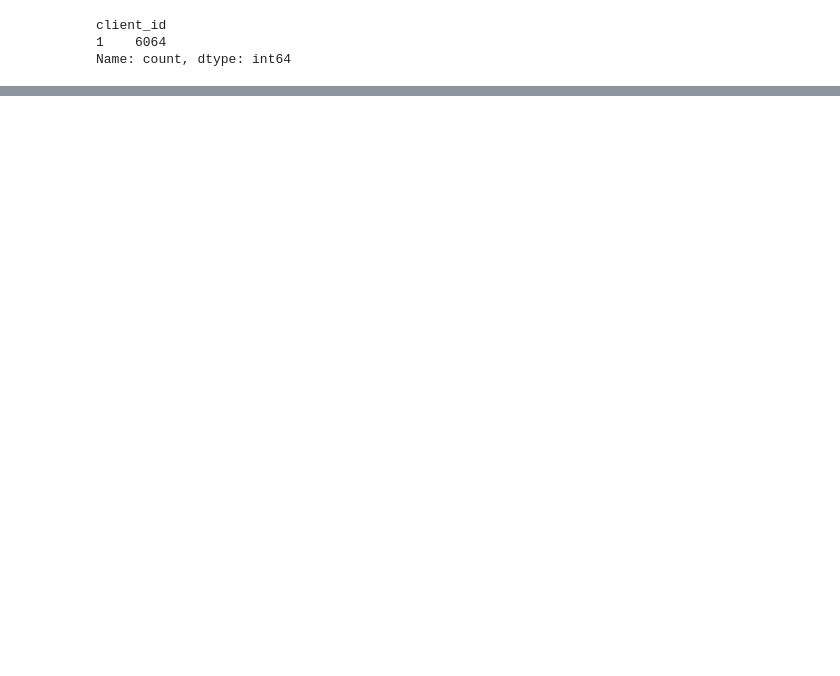
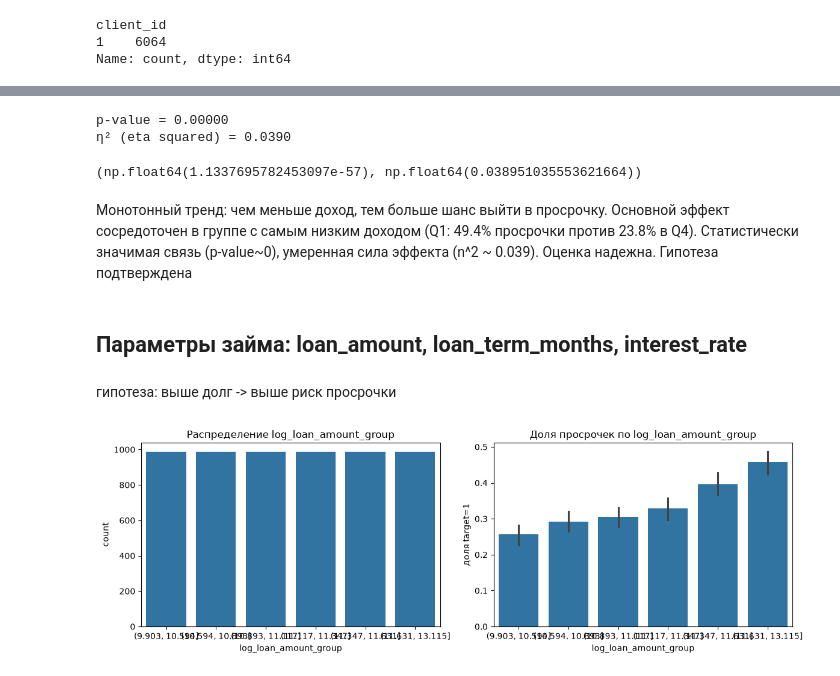
Before and after one commit to Polemarh/credit_scoring_ml, a Jupyter notebook: simple_baseline.ipynb, the cells around one changed output, grey strips where cells are left out. Saved outputs shown, nothing was run; the diff lists cells and outputs as text; code cells hidden in the pictures; blank space fills up the shorter version.

```diff
--- a/simple_baseline.ipynb
+++ b/simple_baseline.ipynb
@@ -203,5 +390,0 @@ visualization(train, 'log_income_group', 'target')
-# %%
-train['log_incoming_amount'] = np.log1p(train['incoming_amount'])
-train['log_income_group'] = pd.qcut(train['log_incoming_amount'], q=4)
-
-visualization(train, 'log_income_group', 'target')
@@ -247,3 +390,0 @@ model.fit(x, y)
-# %%
-test = pd.read_csv(DATA_DIR / "test.csv")
-test.head()
@@ -256,0 +403,10 @@ submission.head()
+# %%
+both = train['monthly_income'].notna() & train['incoming_amount'].notna()
+print('оба заполнены:', both.sum())
+print('из них совпадают:', (train.loc[both, 'monthly_income'] == train.loc[both, 'incoming_amount']).mean())
+
+# там, где оба значения заполнены, они полностью совпадают
+# можно созать новый признак, который объединит их
+
+train['income'] = train['monthly_income'].fillna(train['incoming_amount'])
+test['income'] = test['monthly_income'].fillna(test['incoming_amount'])
@@ -256,0 +416,10 @@ submission.head()
+# %%
+# доход сильно скошен вправо, богатые люди тянут среднее значение вверх
+
+print(train['income'].skew())
+
+# логарифмирование дохода для уменьшеня ассиметрии
+# log1, чтобы не получить ошибку при нулевых значениях
+
+train['log_income'] = np.log1p(train['income'])
+test['log_income'] = np.log1p(test['income'])
@@ -256,0 +445,24 @@ submission.head()
+# %%
+# считаю ttest на логарифмированном доходе, т.к. данные внутри групп более симметричны
+ttest('log_income', 'target', train)
+# %% [output]
+p-value = 0.00000
+η² (eta squared) = 0.0390
+(np.float64(1.1337695782453097e-57), np.float64(0.038951035553621664))
+# %% [markdown]
+Монотонный тренд: чем меньше доход, тем больше шанс выйти в просрочку. Основной эффект сосредоточен в группе с самым низким доходом (Q1: 49.4% просрочки против 23.8% в Q4). Статистически значимая связь (p-value~0), умеренная сила эффекта (n^2 ~ 0.039). Оценка надежна. Гипотеза подтверждена
+# %% [markdown]
+## Параметры займа: loan_amount, loan_term_months, interest_rate
+# %% [markdown]
+гипотеза: выше долг -> выше риск просрочки
+# %%
+# логарифмирую для симметрии как и в случае с доходом
+
+train['log_loan_amount'] = np.log1p(train['loan_amount'])
+test['log_loan_amount'] = np.log1p(test['loan_amount'])
+
+train['log_loan_amount_group'] = pd.qcut(train['log_loan_amount'], q=6)
+
+visualization(train, 'log_loan_amount_group', 'target')
+# %% [output]
+[figure, added]
```
Also changed, not shown: parts of 119 cells of this notebook, 1 other file.
